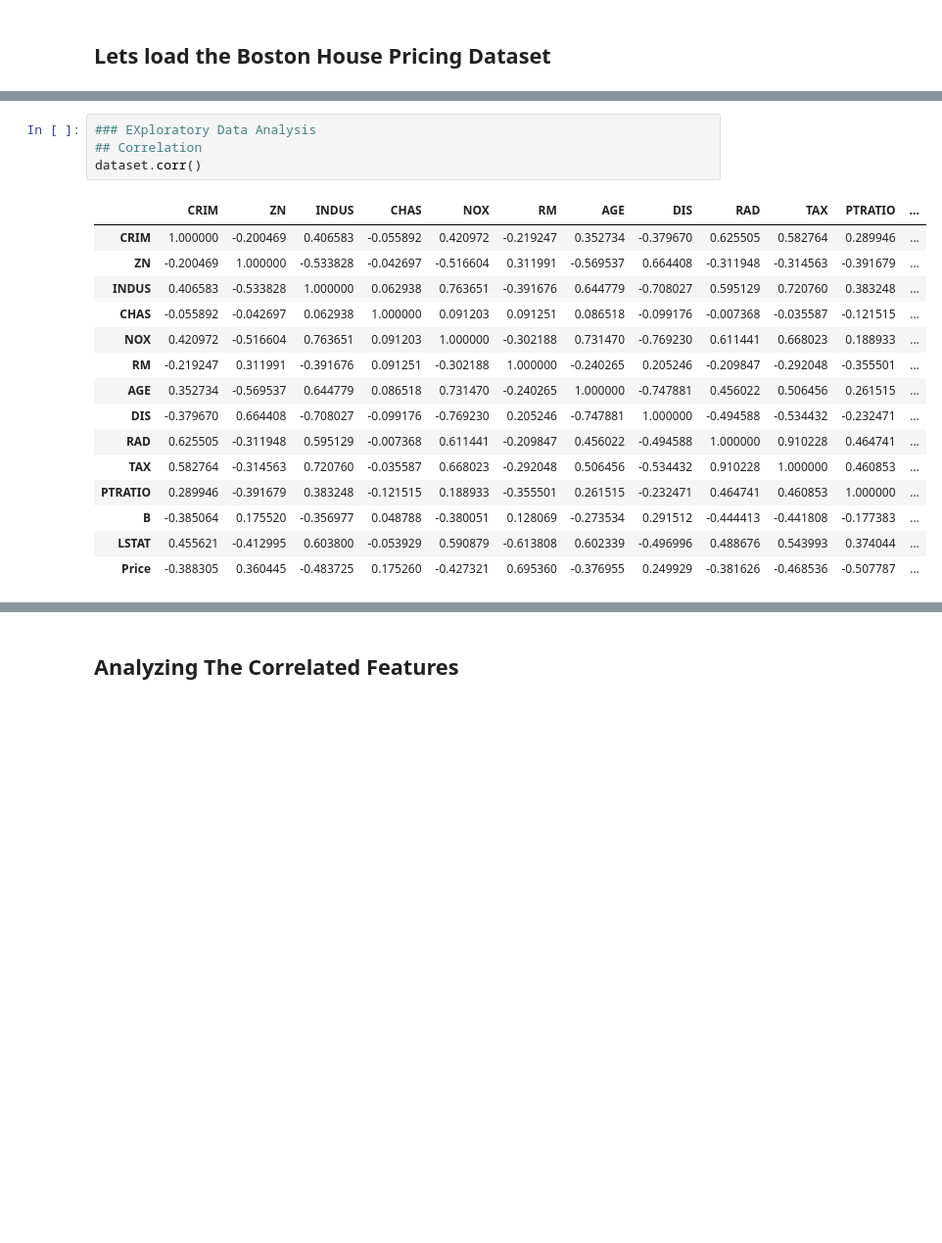
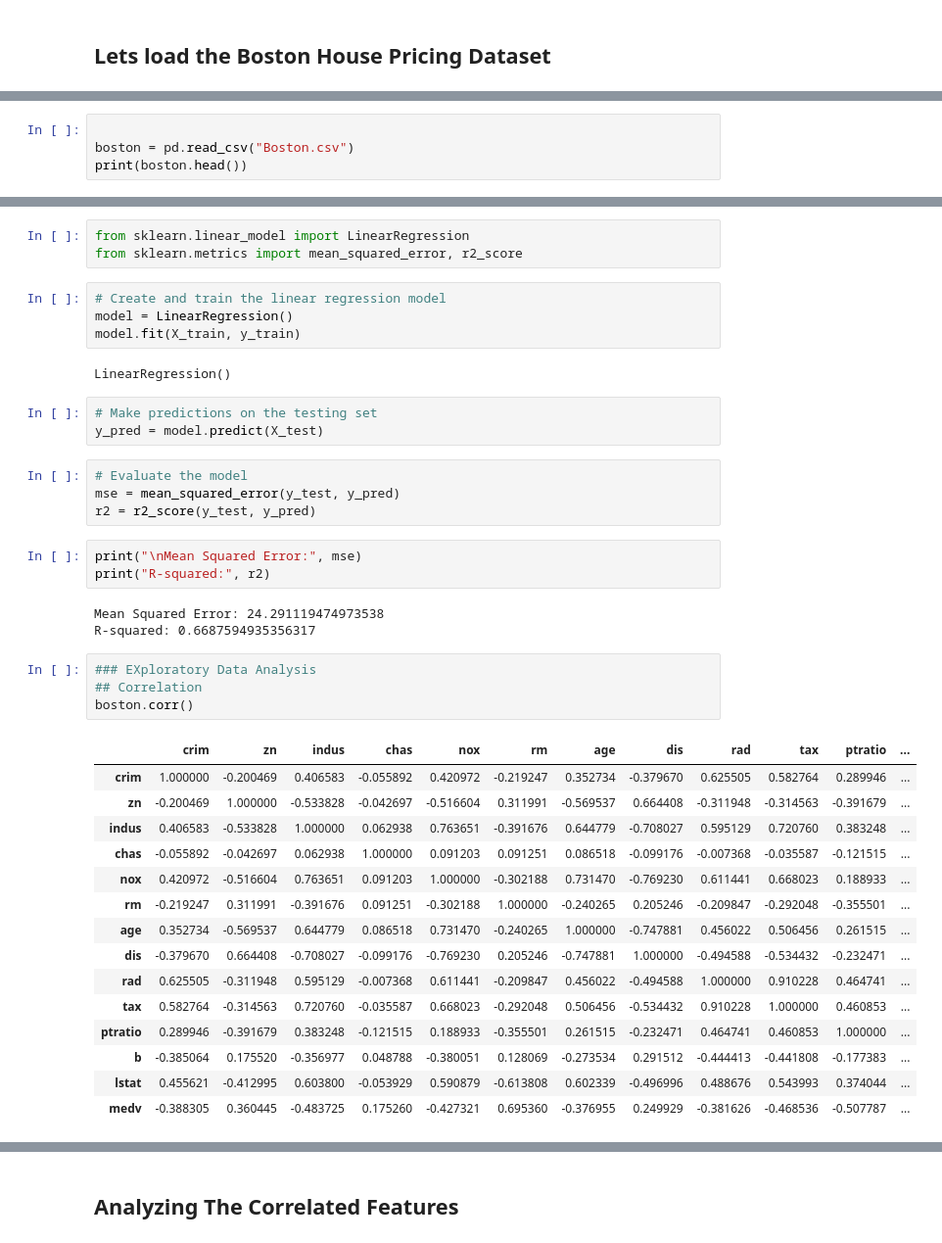
Before and after one commit to RenukaAthole/housepricing, a Jupyter notebook: Linear Regression ML Implementation.ipynb, the cells around one changed output, grey strips where cells are left out. Shown at 98% size. Cells and saved outputs as stored; diff of their text form; blank space fills up the shorter version.

```diff
--- a/Linear Regression ML Implementation.ipynb
+++ b/Linear Regression ML Implementation.ipynb
@@ -29,0 +9,4 @@ boston=load_boston()
+# %%
+
+boston = pd.read_csv("Boston.csv")
+print(boston.head())
@@ -166,22 +132,44 @@ dtype: int64
+# %%
+from sklearn.linear_model import LinearRegression
+from sklearn.metrics import mean_squared_error, r2_score
+# %%
+# Create and train the linear regression model
+model = LinearRegression()
+model.fit(X_train, y_train)
+# %% [output]
+LinearRegression()
+# %%
+# Make predictions on the testing set
+y_pred = model.predict(X_test)
+# %%
+# Evaluate the model
+mse = mean_squared_error(y_test, y_pred)
+r2 = r2_score(y_test, y_pred)
+# %%
+print("\nMean Squared Error:", mse)
+print("R-squared:", r2)
+# %% [output]
+Mean Squared Error: 24.291119474973538
+R-squared: 0.6687594935356317
 # %%
 ### EXploratory Data Analysis
 ## Correlation
-dataset.corr()
+boston.corr()
 # %% [output]
-|  | CRIM | ZN | INDUS | CHAS | NOX | RM | AGE | DIS | RAD | TAX | PTRATIO | ... |
-| CRIM | 1.000000 | -0.200469 | 0.406583 | -0.055892 | 0.420972 | -0.219247 | 0.352734 | -0.379670 | 0.625505 | 0.582764 | 0.289946 | ... |
-| ZN | -0.200469 | 1.000000 | -0.533828 | -0.042697 | -0.516604 | 0.311991 | -0.569537 | 0.664408 | -0.311948 | -0.314563 | -0.391679 | ... |
-| INDUS | 0.406583 | -0.533828 | 1.000000 | 0.062938 | 0.763651 | -0.391676 | 0.644779 | -0.708027 | 0.595129 | 0.720760 | 0.383248 | ... |
-| CHAS | -0.055892 | -0.042697 | 0.062938 | 1.000000 | 0.091203 | 0.091251 | 0.086518 | -0.099176 | -0.007368 | -0.035587 | -0.121515 | ... |
-| NOX | 0.420972 | -0.516604 | 0.763651 | 0.091203 | 1.000000 | -0.302188 | 0.731470 | -0.769230 | 0.611441 | 0.668023 | 0.188933 | ... |
-| RM | -0.219247 | 0.311991 | -0.391676 | 0.091251 | -0.302188 | 1.000000 | -0.240265 | 0.205246 | -0.209847 | -0.292048 | -0.355501 | ... |
-| AGE | 0.352734 | -0.569537 | 0.644779 | 0.086518 | 0.731470 | -0.240265 | 1.000000 | -0.747881 | 0.456022 | 0.506456 | 0.261515 | ... |
-| DIS | -0.379670 | 0.664408 | -0.708027 | -0.099176 | -0.769230 | 0.205246 | -0.747881 | 1.000000 | -0.494588 | -0.534432 | -0.232471 | ... |
-| RAD | 0.625505 | -0.311948 | 0.595129 | -0.007368 | 0.611441 | -0.209847 | 0.456022 | -0.494588 | 1.000000 | 0.910228 | 0.464741 | ... |
-| TAX | 0.582764 | -0.314563 | 0.720760 | -0.035587 | 0.668023 | -0.292048 | 0.506456 | -0.534432 | 0.910228 | 1.000000 | 0.460853 | ... |
-| PTRATIO | 0.289946 | -0.391679 | 0.383248 | -0.121515 | 0.188933 | -0.355501 | 0.261515 | -0.232471 | 0.464741 | 0.460853 | 1.000000 | ... |
-| B | -0.385064 | 0.175520 | -0.356977 | 0.048788 | -0.380051 | 0.128069 | -0.273534 | 0.291512 | -0.444413 | -0.441808 | -0.177383 | ... |
-| LSTAT | 0.455621 | -0.412995 | 0.603800 | -0.053929 | 0.590879 | -0.613808 | 0.602339 | -0.496996 | 0.488676 | 0.543993 | 0.374044 | ... |
-| Price | -0.388305 | 0.360445 | -0.483725 | 0.175260 | -0.427321 | 0.695360 | -0.376955 | 0.249929 | -0.381626 | -0.468536 | -0.507787 | ... |
+|  | crim | zn | indus | chas | nox | rm | age | dis | rad | tax | ptratio | ... |
+| crim | 1.000000 | -0.200469 | 0.406583 | -0.055892 | 0.420972 | -0.219247 | 0.352734 | -0.379670 | 0.625505 | 0.582764 | 0.289946 | ... |
+| zn | -0.200469 | 1.000000 | -0.533828 | -0.042697 | -0.516604 | 0.311991 | -0.569537 | 0.664408 | -0.311948 | -0.314563 | -0.391679 | ... |
+| indus | 0.406583 | -0.533828 | 1.000000 | 0.062938 | 0.763651 | -0.391676 | 0.644779 | -0.708027 | 0.595129 | 0.720760 | 0.383248 | ... |
+| chas | -0.055892 | -0.042697 | 0.062938 | 1.000000 | 0.091203 | 0.091251 | 0.086518 | -0.099176 | -0.007368 | -0.035587 | -0.121515 | ... |
+| nox | 0.420972 | -0.516604 | 0.763651 | 0.091203 | 1.000000 | -0.302188 | 0.731470 | -0.769230 | 0.611441 | 0.668023 | 0.188933 | ... |
+| rm | -0.219247 | 0.311991 | -0.391676 | 0.091251 | -0.302188 | 1.000000 | -0.240265 | 0.205246 | -0.209847 | -0.292048 | -0.355501 | ... |
+| age | 0.352734 | -0.569537 | 0.644779 | 0.086518 | 0.731470 | -0.240265 | 1.000000 | -0.747881 | 0.456022 | 0.506456 | 0.261515 | ... |
+| dis | -0.379670 | 0.664408 | -0.708027 | -0.099176 | -0.769230 | 0.205246 | -0.747881 | 1.000000 | -0.494588 | -0.534432 | -0.232471 | ... |
+| rad | 0.625505 | -0.311948 | 0.595129 | -0.007368 | 0.611441 | -0.209847 | 0.456022 | -0.494588 | 1.000000 | 0.910228 | 0.464741 | ... |
+| tax | 0.582764 | -0.314563 | 0.720760 | -0.035587 | 0.668023 | -0.292048 | 0.506456 | -0.534432 | 0.910228 | 1.000000 | 0.460853 | ... |
+| ptratio | 0.289946 | -0.391679 | 0.383248 | -0.121515 | 0.188933 | -0.355501 | 0.261515 | -0.232471 | 0.464741 | 0.460853 | 1.000000 | ... |
+| b | -0.385064 | 0.175520 | -0.356977 | 0.048788 | -0.380051 | 0.128069 | -0.273534 | 0.291512 | -0.444413 | -0.441808 | -0.177383 | ... |
+| lstat | 0.455621 | -0.412995 | 0.603800 | -0.053929 | 0.590879 | -0.613808 | 0.602339 | -0.496996 | 0.488676 | 0.543993 | 0.374044 | ... |
+| medv | -0.388305 | 0.360445 | -0.483725 | 0.175260 | -0.427321 | 0.695360 | -0.376955 | 0.249929 | -0.381626 | -0.468536 | -0.507787 | ... |
 # %%
 import seaborn as sns
```
Also changed, not shown: parts of 70 cells of this notebook, 8 other files.
